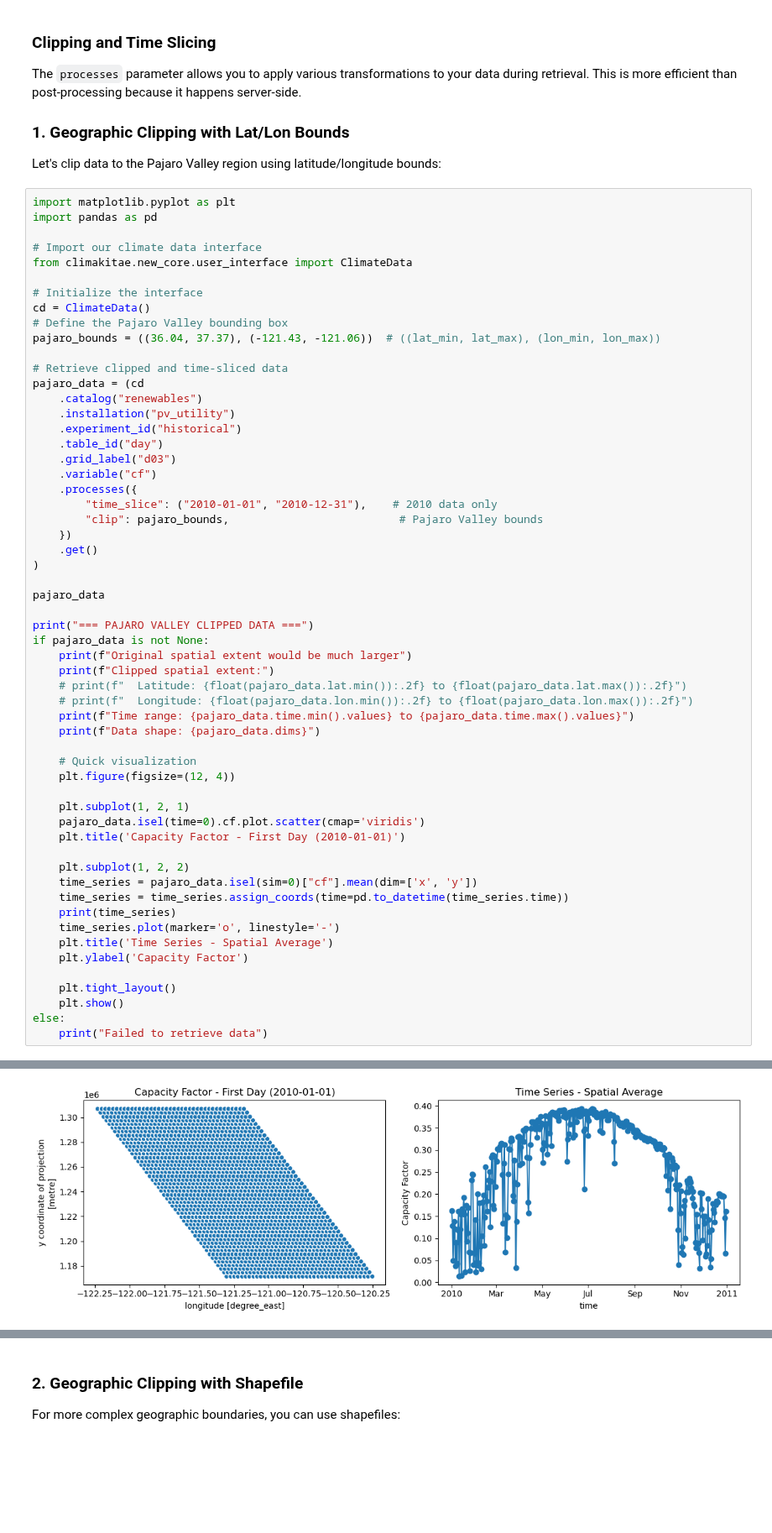
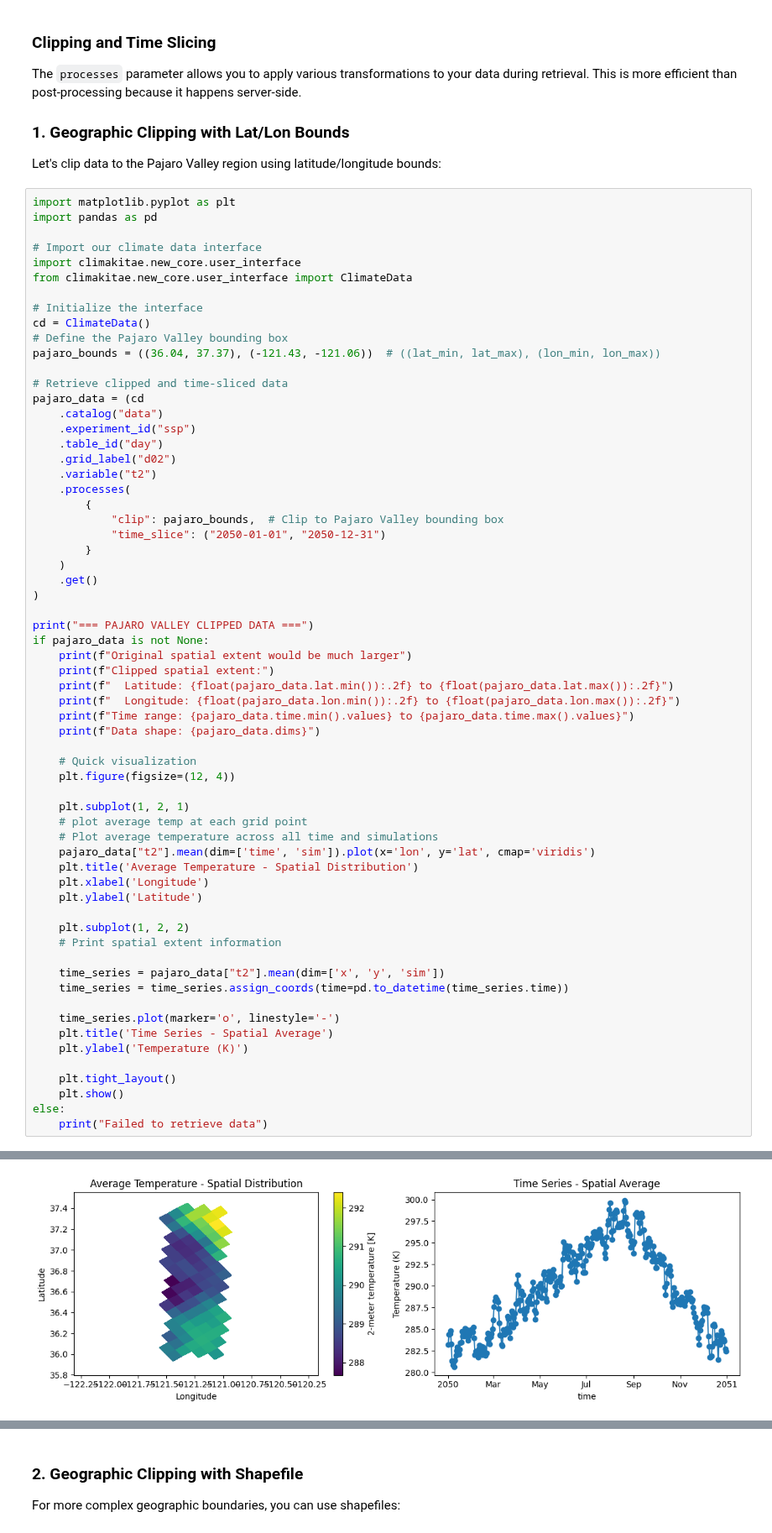
Before and after one commit to cal-adapt/climakitae, a Jupyter notebook: example.ipynb, the cells around one changed output, grey strips where cells are left out. Shown at 84% size. Cells and saved outputs as stored; diff of their text form; blank space fills up the shorter version.

```diff
--- a/example.ipynb
+++ b/example.ipynb
@@ -294,6 +293,7 @@ import matplotlib.pyplot as plt
 import pandas as pd
 
 # Import our climate data interface
+import climakitae.new_core.user_interface
 from climakitae.new_core.user_interface import ClimateData
 
 # Initialize the interface
@@ -303,27 +303,26 @@ pajaro_bounds = ((36.04, 37.37), (-121.43, -121.06))  # ((lat_min, lat_max), (lo
 
 # Retrieve clipped and time-sliced data
 pajaro_data = (cd
-    .catalog("renewables")
-    .installation("pv_utility")
-    .experiment_id("historical")
+    .catalog("data")
+    .experiment_id("ssp")
     .table_id("day")
-    .grid_label("d03")
-    .variable("cf")
-    .processes({
-        "time_slice": ("2010-01-01", "2010-12-31"),    # 2010 data only
-        "clip": pajaro_bounds,                          # Pajaro Valley bounds
-    })
+    .grid_label("d02")
+    .variable("t2")
+    .processes(
+        {
+            "clip": pajaro_bounds,  # Clip to Pajaro Valley bounding box
+            "time_slice": ("2050-01-01", "2050-12-31")
+        }
+    )
     .get()
 )
-
-pajaro_data
 
 print("=== PAJARO VALLEY CLIPPED DATA ===")
 if pajaro_data is not None:
     print(f"Original spatial extent would be much larger")
     print(f"Clipped spatial extent:")
-    # print(f"  Latitude: {float(pajaro_data.lat.min()):.2f} to {float(pajaro_data.lat.max()):.2f}")
-    # print(f"  Longitude: {float(pajaro_data.lon.min()):.2f} to {float(pajaro_data.lon.max()):.2f}")
+    print(f"  Latitude: {float(pajaro_data.lat.min()):.2f} to {float(pajaro_data.lat.max()):.2f}")
+    print(f"  Longitude: {float(pajaro_data.lon.min()):.2f} to {float(pajaro_data.lon.max()):.2f}")
     print(f"Time range: {pajaro_data.time.min().values} to {pajaro_data.time.max().values}")
     print(f"Data shape: {pajaro_data.dims}")
 
@@ -331,16 +330,22 @@ if pajaro_data is not None:
     plt.figure(figsize=(12, 4))
 
     plt.subplot(1, 2, 1)
-    pajaro_data.isel(time=0).cf.plot.scatter(cmap='viridis')
-    plt.title('Capacity Factor - First Day (2010-01-01)')
+    # plot average temp at each grid point
+    # Plot average temperature across all time and simulations
+    pajaro_data["t2"].mean(dim=['time', 'sim']).plot(x='lon', y='lat', cmap='viridis')
+    plt.title('Average Temperature - Spatial Distribution')
+    plt.xlabel('Longitude')
+    plt.ylabel('Latitude')
 
     plt.subplot(1, 2, 2)
-    time_series = pajaro_data.isel(sim=0)["cf"].mean(dim=['x', 'y'])
+    # Print spatial extent information
+
+    time_series = pajaro_data["t2"].mean(dim=['x', 'y', 'sim'])
     time_series = time_series.assign_coords(time=pd.to_datetime(time_series.time))
-    print(time_series)
+
     time_series.plot(marker='o', linestyle='-')
     plt.title('Time Series - Spatial Average')
-    plt.ylabel('Capacity Factor')
+    plt.ylabel('Temperature (K)')
 
     plt.tight_layout()
     plt.show()
@@ -367 +393 @@ Data shape: FrozenMappingWarningOnValuesAccess({'sim': 4, 'y': 46, 'x': 39, 'tim
-[figure, old version]
+[figure, new version]
```
Also changed, not shown: parts of 4 cells of this notebook.
